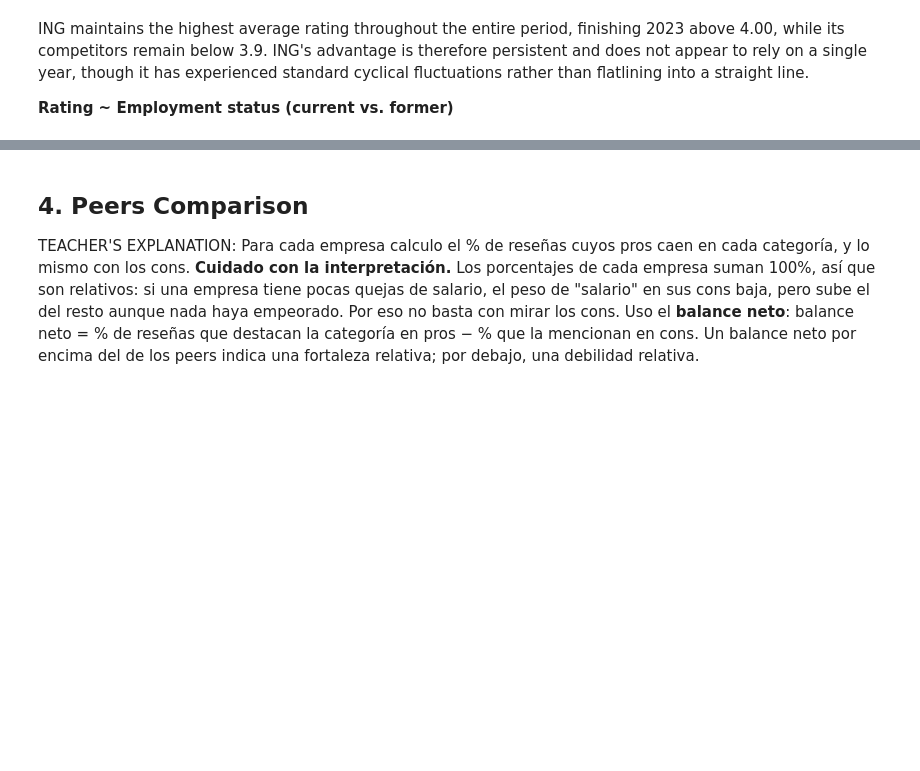
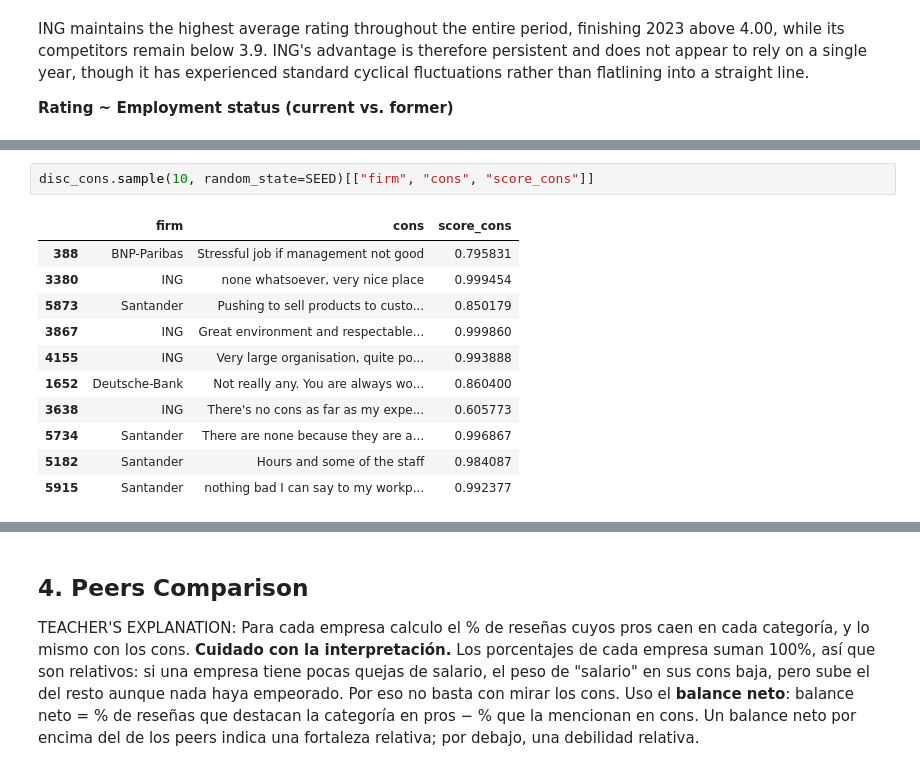
Before and after one commit to rubengil-dev/ING-glasdoor-analysis, a Jupyter notebook: mi_notebook.ipynb, the cells around one changed output, grey strips where cells are left out. Drawn from its saved outputs; the diff is of its cells as text; blank space fills up the shorter version.

```diff
--- a/mi_notebook.ipynb
+++ b/mi_notebook.ipynb
@@ -630,0 +752,14 @@ TEACHER'S EXPLANATION: Los pros y cons  ya nos darían un sentmiento, haremos un
+# %%
+disc_cons.sample(10, random_state=SEED)[["firm", "cons", "score_cons"]]
+# %% [output]
+|  | firm | cons | score_cons |
+| 388 | BNP-Paribas | Stressful job if management not good | 0.795831 |
+| 3380 | ING | none whatsoever, very nice place | 0.999454 |
+| 5873 | Santander | Pushing to sell products to custo... | 0.850179 |
+| 3867 | ING | Great environment and respectable... | 0.999860 |
+| 4155 | ING | Very large organisation, quite po... | 0.993888 |
+| 1652 | Deutsche-Bank | Not really any. You are always wo... | 0.860400 |
+| 3638 | ING | There's no cons as far as my expe... | 0.605773 |
+| 5734 | Santander | There are none because they are a... | 0.996867 |
+| 5182 | Santander | Hours and some of the staff | 0.984087 |
+| 5915 | Santander | nothing bad I can say to my workp... | 0.992377 |
```
Also changed, not shown: parts of 24 cells of this notebook.
